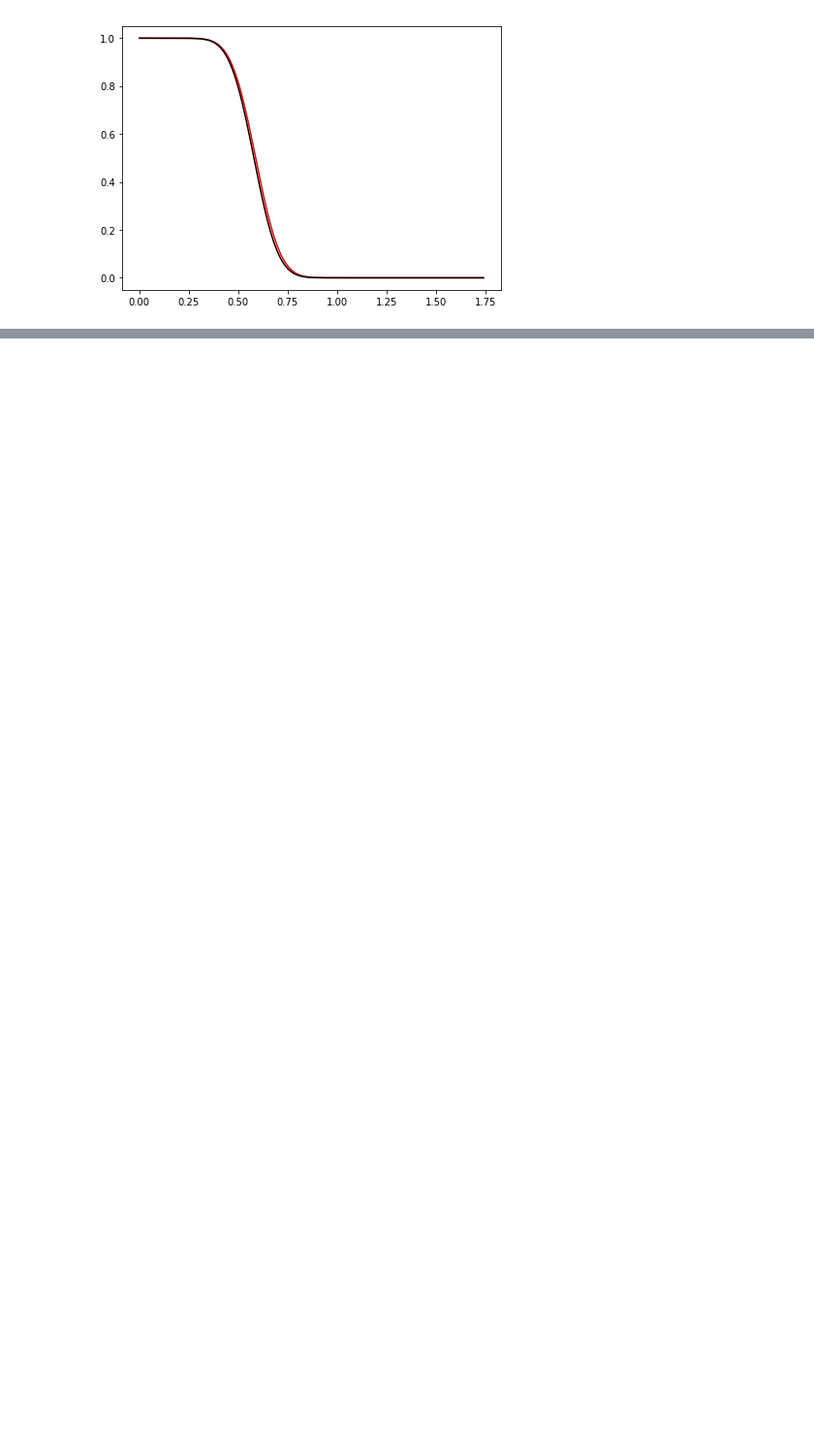
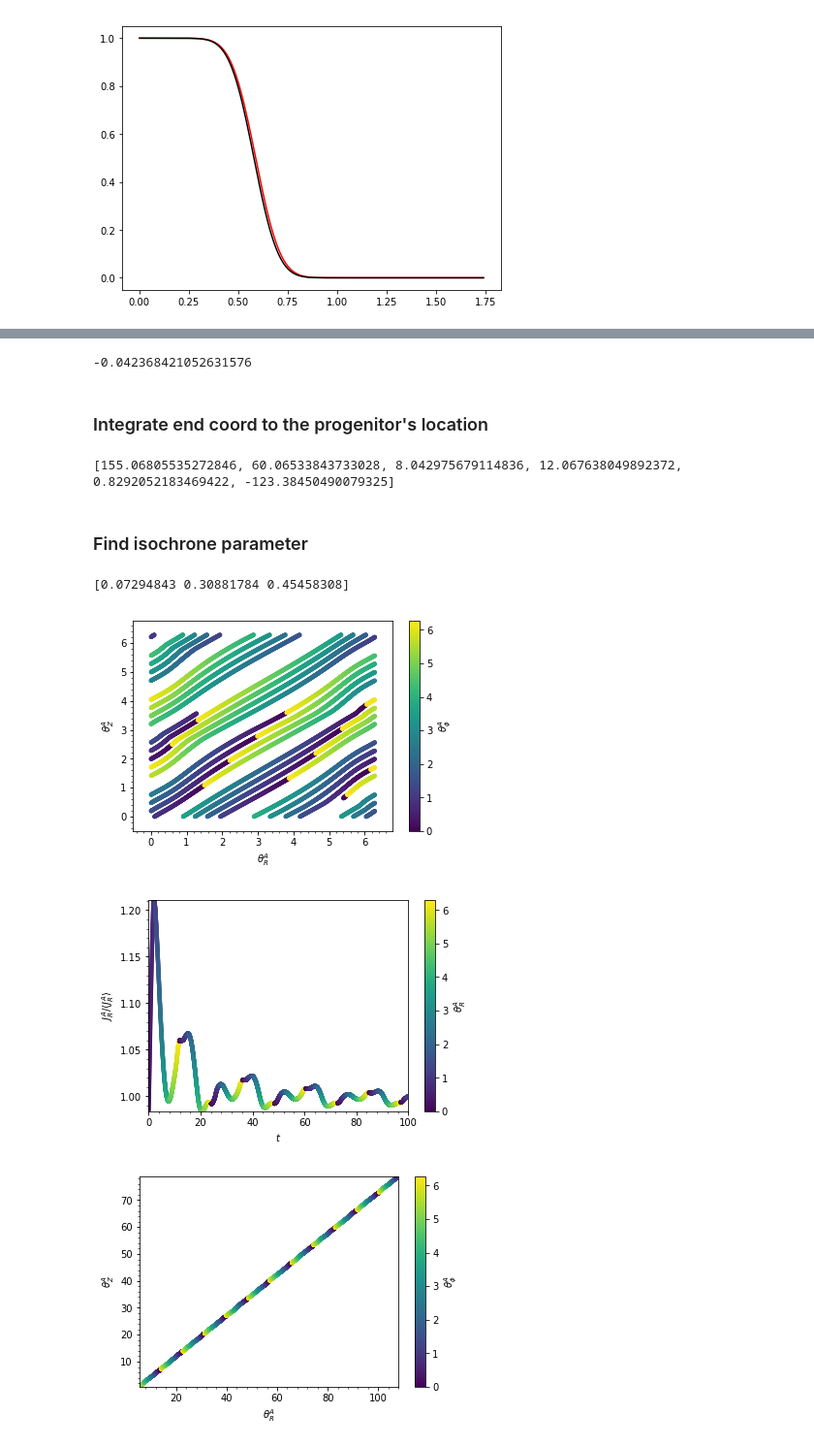
Before and after one commit to nbanik/Analyze_GD-1, a Jupyter notebook: new_GD1_model.ipynb, the cells around one changed output, grey strips where cells are left out. Shown at 97% size. Saved outputs shown, nothing was run; the diff lists cells and outputs as text; code cells hidden in the pictures; blank space fills up the shorter version.

```diff
--- a/new_GD1_model.ipynb
+++ b/new_GD1_model.ipynb
@@ -268,0 +322,70 @@ Angular width 14.08 arcmins
+# %%
+tend=np.linspace(-0.043,-0.041,20)  # these times were obtained by trial and error
+diff=np.empty(len(tend))
+for ii in range(len(tend)):
+    obs= Orbit(end_coord,radec=True,ro=8.,vo=220.,solarmotion=[-11.1,24.,7.25])
+    ts=np.linspace(0.,tend[ii],500)/bovy_conversion.time_in_Gyr(220.,8.)
+    obs.integrate(ts,MWPotential2014)
+
+    ra1=obs.ra(ts[-1])
+    dec1=obs.dec(ts[-1])
+
+    lb=bovy_coords.radec_to_lb(np.radians(ra1),np.radians(dec1))
+    phi1=np.degrees(lb_to_phi12(lb[0],lb[1])[0])
+
+    if phi1 > 180. :
+        phi1-=360.
+
+    #print (phi1)
+    diff[ii]=np.abs(phi1-(-20.))
+#print (min(diff))
+tpro=tend[argmin(diff)]
+
+print (tpro)
+# %% [output]
+-0.042368421052631576
+# %% [markdown]
+### Integrate end coord to the progenitor's location
+# %%
+obs= Orbit(end_coord,radec=True,ro=8.,vo=220.,solarmotion=[-11.1,24.,7.25])
+ts=np.linspace(0.,tpro,1000)/bovy_conversion.time_in_Gyr(220.,8.)
+obs.integrate(ts,MWPotential2014)
+
+ll=obs.ll(ts[-1])
+bb=obs.bb(ts[-1])
+dist=obs.dist(ts[-1])
+pmll=obs.pmll(ts[-1])
+pmbb=obs.pmbb(ts[-1])
+vlos=obs.vlos(ts[-1])
+
+gd1_prog_lb=[ll,bb,dist,pmll,pmbb,vlos]
+print (gd1_prog_lb)
+# %% [output]
+[155.06805535272846, 60.06533843733028, 8.042975679114836, 12.067638049892372, 0.8292052183469422, -123.38450490079325]
+# %% [markdown]
+### Find isochrone parameter
+# %%
+prog_orb=Orbit(gd1_prog_lb,lb=True,ro=8.,vo=220.,solarmotion=[-11.1,24.,7.25])
+orb_galpy=prog_orb._orb.vxvv
+
+ts1=np.linspace(0.,-3.4,1000)/bovy_conversion.time_in_Gyr(220.,8.)
+prog_orb.integrate(ts1,MWPotential2014)
+
+print (estimateBIsochrone(MWPotential2014,prog_orb.R(ts1)/8.,prog_orb.z(ts1))/8.)
+# %% [output]
+[0.07294843 0.30881784 0.45458308]
+# %%
+#Try different b following the above estimate and visually select based on linearity and quickness of convergence
+
+aAIA= actionAngleIsochroneApprox(pot=MWPotential2014,b=0.45)
+aAIA(*orb_galpy)
+
+aAIA.plot(*orb_galpy,type='araz')
+
+aAIA.plot(*orb_galpy,type='jr')
+
+aAIA.plot(*orb_galpy,type='araz',deperiod=True)
+# %% [output]
+[figure, added]
+[figure, added]
+[figure, added]
```
Also changed, not shown: parts of 29 cells of this notebook, 1 other file.
